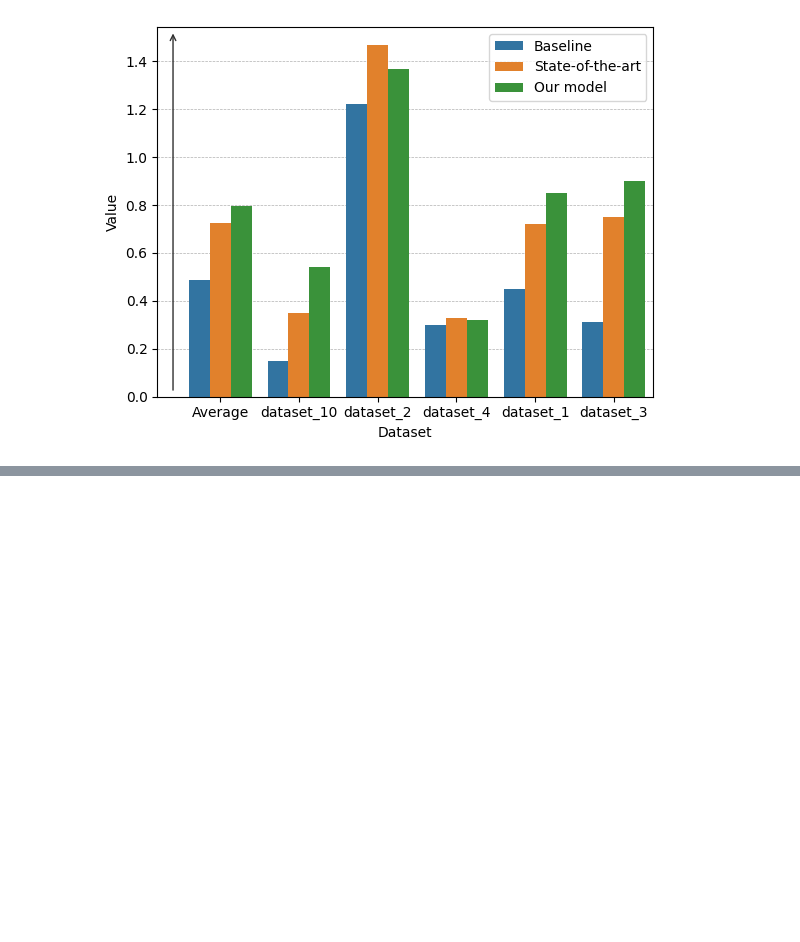
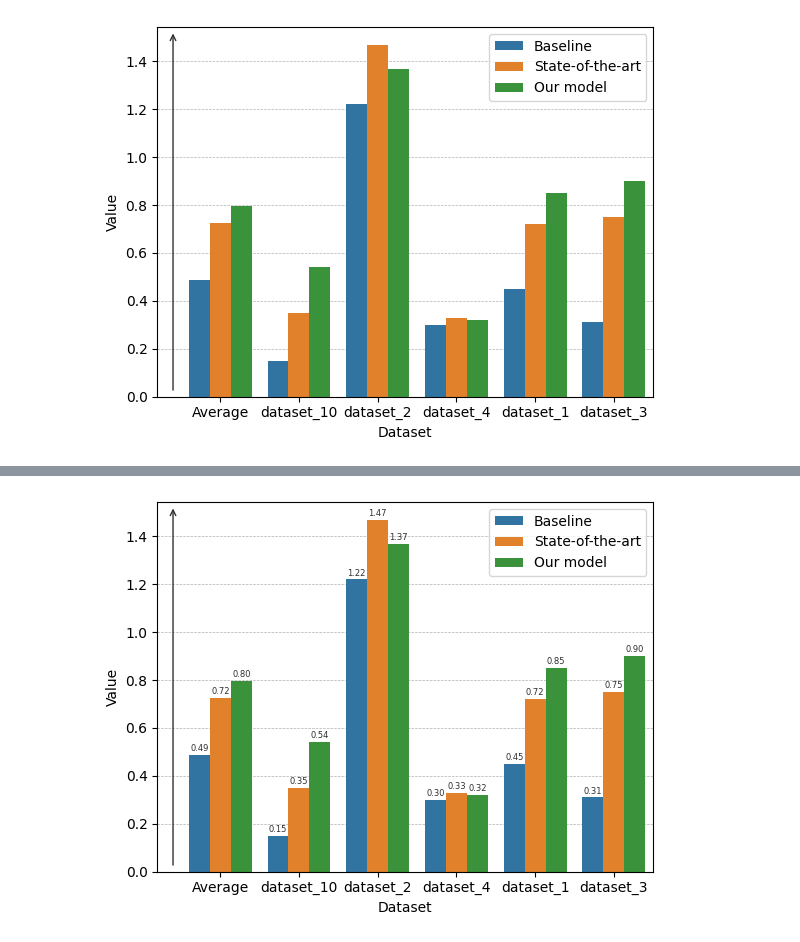
Before and after one commit to AlbertoParravicini/segretini-matplottini, a Jupyter notebook: notebooks/1_getting_started_with_barplots.ipynb, the cells around one changed output, grey strips where cells are left out. Drawn from its saved outputs; the diff is of its cells as text; code cells hidden in the pictures; blank space fills up the shorter version.

```diff
--- a/notebooks/1_getting_started_with_barplots.ipynb
+++ b/notebooks/1_getting_started_with_barplots.ipynb
@@ -389,0 +465,30 @@ plt.show()
+# %%
+# Plot the results, like we did before;
+plt.rcdefaults()
+fig, ax = plt.subplots(nrows=1, ncols=1)
+
+ax: Axes = sns.barplot(data=data, x="dataset", y="value", hue="model", ax=ax)
+
+# Update the existing legend labels to have more meaningful names;
+handles, labels = ax.get_legend_handles_labels()
+ax.legend(handles=handles, labels=["Baseline", "State-of-the-art", "Our model"])
+
+# Update the x-axis and y-axis labels;
+ax.set_xlabel("Dataset")
+ax.set_ylabel("Value")
+
+# Add the arrow to denote that higher values are better;
+ax = higher_is_better_arrow(ax)
+
+# Make sure that the grid is drawn below the bars, instead of above;
+ax.set_axisbelow(True)
+# Add a grid to the y-axis;
+ax.grid(axis="y", linestyle="--", linewidth=0.5)
+
+# Add labels with absolute values on top of each bar;
+ax = add_labels_to_bars(ax, font_size=6)
+
+# Show the barplot;
+plt.show()
+# %% [output]
+[figure, added]
```
Also changed, not shown: parts of 14 cells of this notebook, 3 other files.
